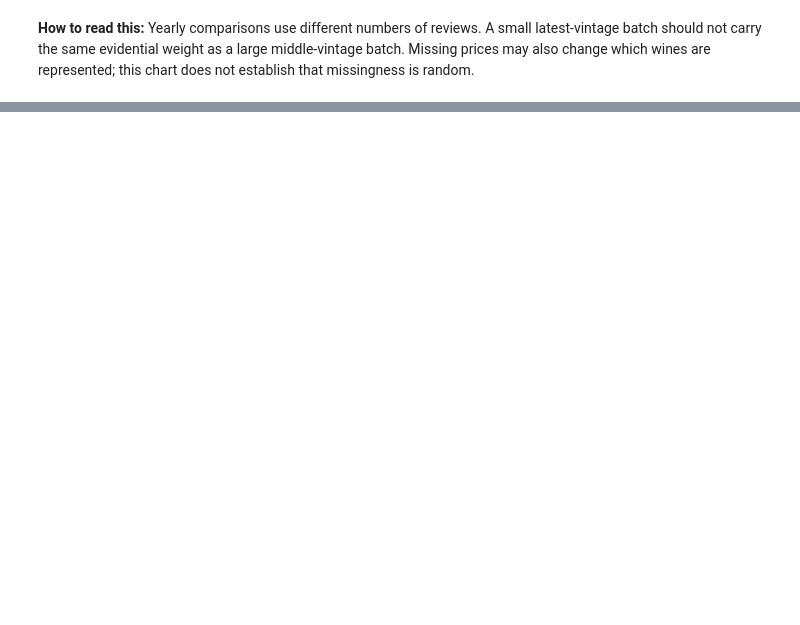
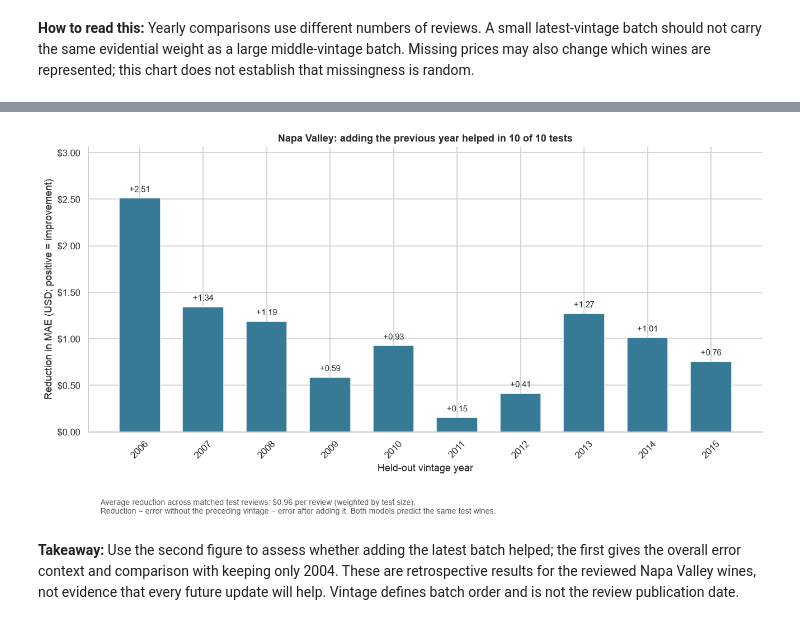
Before and after one commit to dylanhernandez1/DATA4401_Project3, a Jupyter notebook: Price_Kevin.ipynb, the cells around one changed output, grey strips where cells are left out. Saved outputs shown, nothing was run; the diff lists cells and outputs as text; code cells hidden in the pictures; blank space fills up the shorter version.

```diff
--- a/Price_Kevin.ipynb
+++ b/Price_Kevin.ipynb
@@ -872,0 +560,30 @@ Adding the latest batch reduced next-vintage MAE in 10 of 10 paired comparisons.
+# %%
+# Figure 2: paired error reduction on identical test wines.
+final_updates = final_mae[["Without latest batch", "Expanding text model"]].dropna()
+final_gain = final_updates["Without latest batch"] - final_updates["Expanding text model"]
+final_weights = expanding.set_index("test_vintage").loc[final_gain.index, "n_test"]
+final_pooled_gain = np.average(final_gain, weights=final_weights)
+final_wins = int(final_gain.gt(0).sum())
+with plt.rc_context({"font.size": 11, "axes.titleweight": "bold"}):
+    fig, ax = plt.subplots(figsize=(12, 6.5))
+    bars = ax.bar(final_gain.index, final_gain,
+                  color=[BLUE if value >= 0 else BURGUNDY for value in final_gain], width=.65)
+    ax.axhline(0, color="#333333", linewidth=1)
+    ax.bar_label(bars, labels=[f"{value:+.2f}" for value in final_gain], padding=5, fontsize=10)
+    ax.margins(y=.22)
+    ax.set(title=f"Napa Valley: adding the previous year helped in {final_wins} of {len(final_gain)} tests",
+           xlabel="Held-out vintage year", ylabel="Reduction in MAE (USD; positive = improvement)",
+           xticks=final_gain.index)
+    ax.yaxis.set_major_formatter(StrMethodFormatter("${x:,.2f}"))
+    ax.tick_params(axis="x", rotation=45)
+    sns.despine(ax=ax)
+    fig.text(.09, .025,
+             f"Average reduction across matched test reviews: ${final_pooled_gain:.2f} per review (weighted by test size).\n"
+             "Reduction = error without the preceding vintage − error after adding it. Both models predict the same test wines.",
+             fontsize=9, color="#555555")
+    fig.tight_layout(rect=(0, .10, 1, 1))
+    plt.show()
+# %% [output]
+[figure, added]
+# %% [markdown]
+**Takeaway:** Use the second figure to assess whether adding the latest batch helped; the first gives the overall error context and comparison with keeping only 2004. These are retrospective results for the reviewed Napa Valley wines, not evidence that every future update will help. Vintage defines batch order and is not the review publication date.
```
Also changed, not shown: parts of 50 cells of this notebook.
